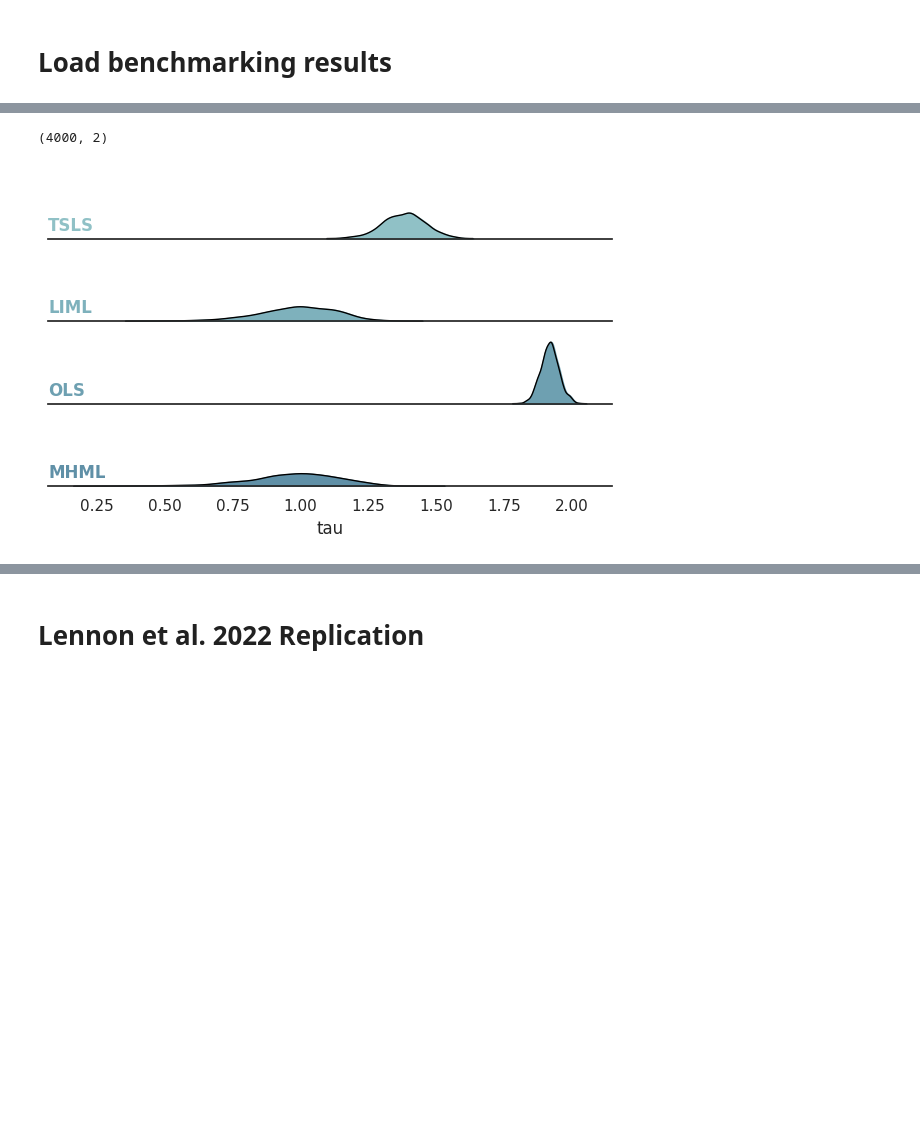
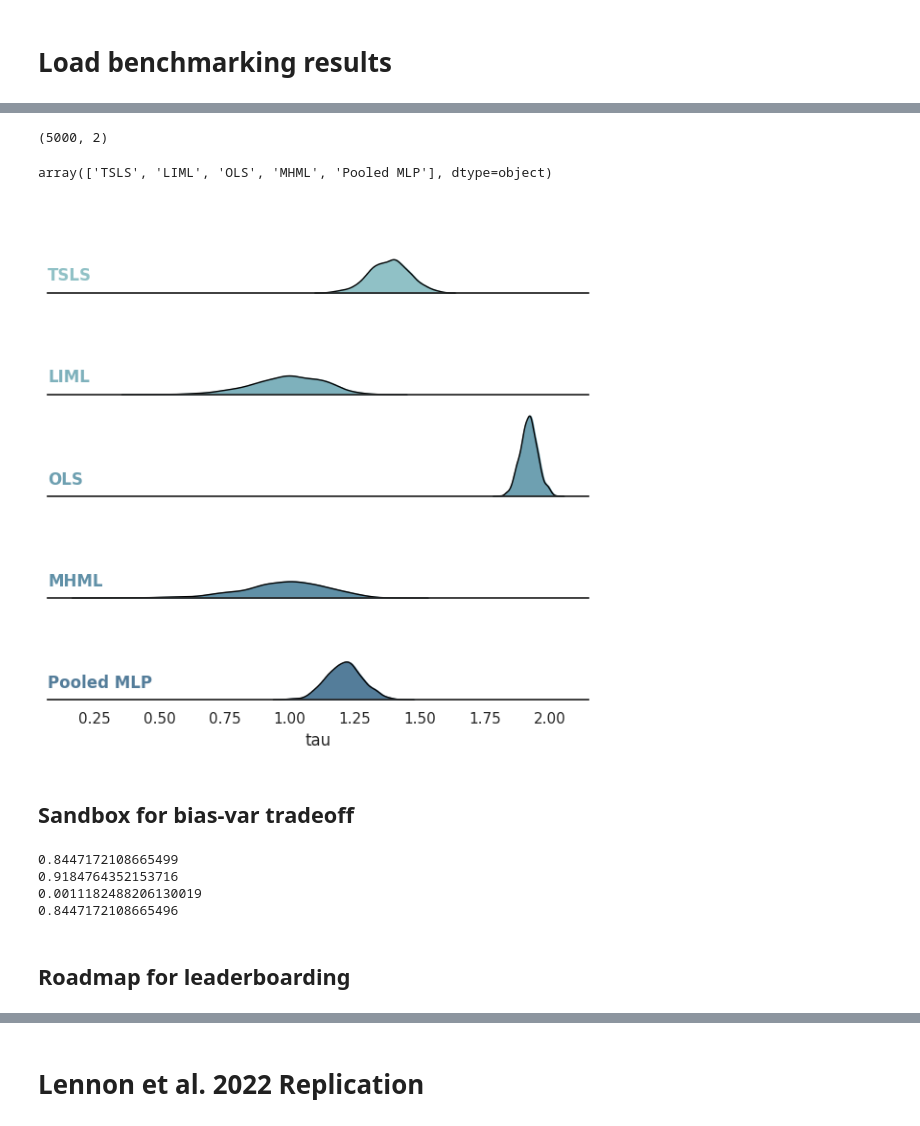
Before and after one commit to tliutony/learning-ivs, a Jupyter notebook: notebooks/01-tl-estimator_benchmarks.ipynb, the cells around one changed output, grey strips where cells are left out. Saved outputs shown, nothing was run; the diff lists cells and outputs as text; code cells hidden in the pictures; blank space fills up the shorter version.

```diff
--- a/notebooks/01-tl-estimator_benchmarks.ipynb
+++ b/notebooks/01-tl-estimator_benchmarks.ipynb
@@ -81,9 +97,15 @@ result_df = pd.concat([result_df, pooled_df])
 # %%
-result_df.shape
+result_df.
 # %% [output]
-(4000, 2)
+(5000, 2)
+# %%
+result_df['model'].unique()
+# %% [output]
+array(['TSLS', 'LIML', 'OLS', 'MHML', 'Pooled MLP'], dtype=object)
 # %%
 pal = sns.cubehelix_palette(10, rot=-.25, light=.7)
-kde_ridgeplot(result_df, 'model', 'tau', pal, figsize=(6, 4))
+kde_ridgeplot(result_df, 'model', 'tau', pal, figsize=(6, 6))
 # %% [output]
-[figure, old version]
+[figure, new version]
+# %% [markdown]
+## Sandbox for bias-var tradeoff
@@ -89,0 +128,14 @@ kde_ridgeplot(result_df, 'model', 'tau', pal, figsize=(6, 4))
+# %%
+sel = result_df[result_df['model'] == 'OLS']
+mse, bias, var = mse_decomp(sel['tau'])
+print(mse)
+print(bias)
+print(var)
+print(bias**2 + var)
+# %% [output]
+0.8447172108665499
+0.9184764352153716
+0.0011182488206130019
+0.8447172108665496
+# %% [markdown]
+## Roadmap for leaderboarding
```
Also changed, not shown: parts of 5 cells of this notebook, 10 other files.
